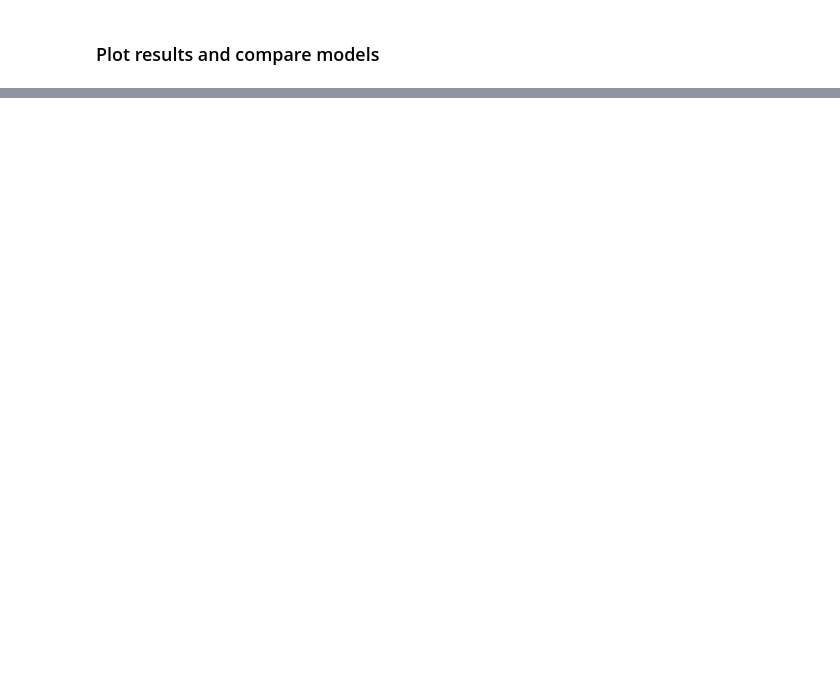
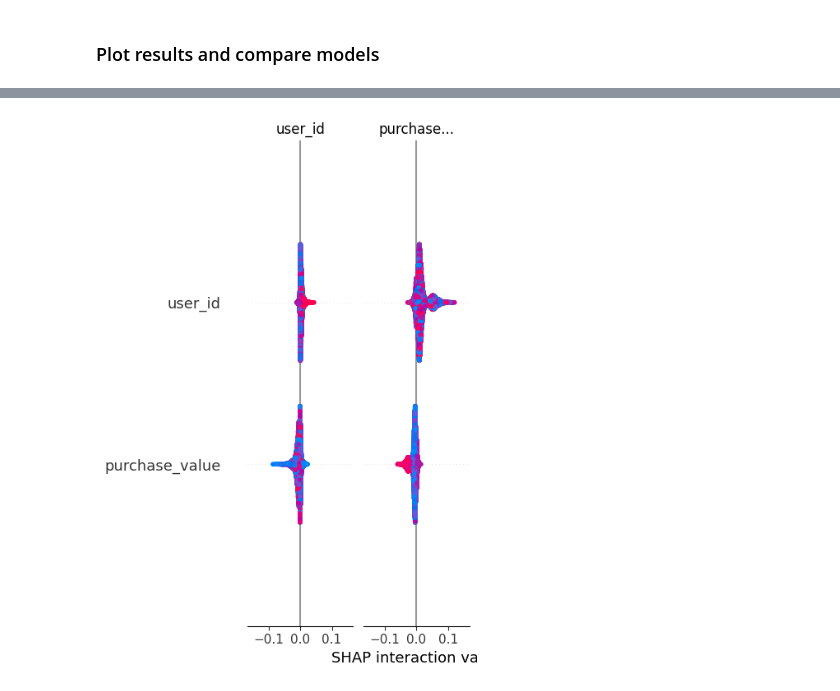
Before and after one commit to OL-YAD/fraud-detection-system, a Jupyter notebook: notebooks/model_training.ipynb, the cells around one changed output, grey strips where cells are left out. Saved outputs shown, nothing was run; the diff lists cells and outputs as text; code cells hidden in the pictures; blank space fills up the shorter version.

```diff
--- a/notebooks/model_training.ipynb
+++ b/notebooks/model_training.ipynb
@@ -361,0 +504,26 @@ print("\nBest models and scalers have been saved to disk!")
+# %%
+import shap
+
+def explain_model_shap(best_credit_model, X_train, X_test):
+    explainer = shap.TreeExplainer(best_credit_model)  # For tree-based models
+    shap_values = explainer.shap_values(X_test)
+    return shap_values
+
+def shap_summary_plot(best_credit_model, X_train, X_test, feature_names):
+    shap_values = explain_model_shap(best_credit_model, X_train, X_test)
+    shap.summary_plot(shap_values, X_test, feature_names=feature_names)
+
+def shap_dependence_plot(best_credit_model, X_train, X_test, feature, feature_names):
+    shap_values = explain_model_shap(best_credit_model, X_train, X_test)
+    shap.dependence_plot(feature, shap_values, X_test, feature_names=feature_names)
+# %%
+X_train_fraud_scaled, X_test_fraud_scaled, y_train_fraud, y_test_fraud = \
+    fraud_detector_ecommerce.prepare_data(X_fraud, y_fraud, test_size=0.2, sampling_strategy='balanced')
+# %%
+# Call after training the model
+shap_summary_plot(best_credit_model, X_fraud, X_test_fraud_scaled, feature_names=fraud_data.columns)
+
+# To visualize the impact of a specific feature
+shap_dependence_plot(best_credit_model,X_fraud, X_test_fraud_scaled, 'purchase_value', feature_names=fraud_data.columns)
+# %% [output]
+[figure, added]
```
Also changed, not shown: parts of 23 cells of this notebook.
